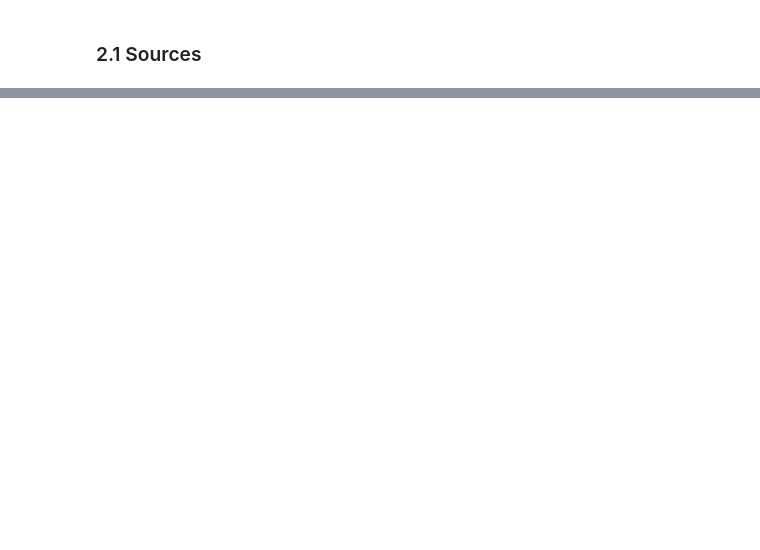
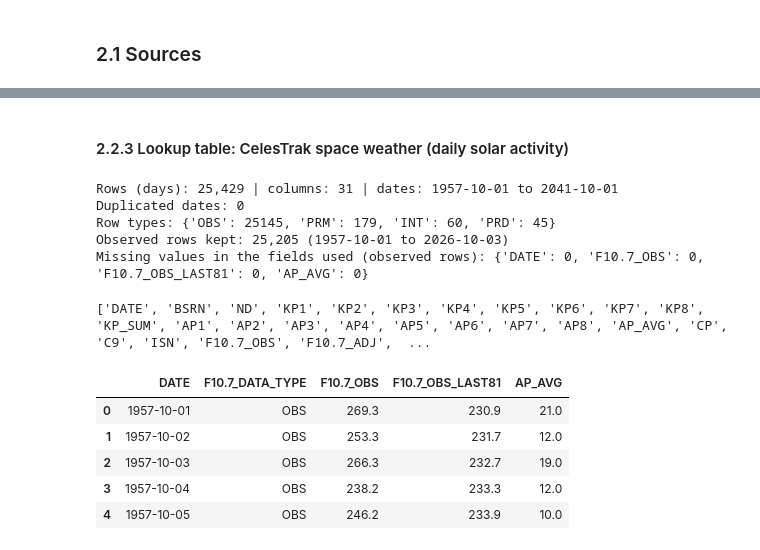
Before and after one commit to sba26106-bit/strategic-think-ca1, a Jupyter notebook: CA2_DP_EDA.ipynb, the cells around one changed output, grey strips where cells are left out. Drawn from its saved outputs; the diff is of its cells as text; code cells hidden in the pictures; blank space fills up the shorter version.

```diff
--- a/CA2_DP_EDA.ipynb
+++ b/CA2_DP_EDA.ipynb
@@ -163,0 +315,33 @@ Missing values: {'OBJECT_TYPE': 0, 'OPS_STATUS_CODE': 16524, 'DECAY_DATE': 35229
+# %% [markdown]
+#### 2.2.3 Lookup table: CelesTrak space weather (daily solar activity)
+# %%
+# Size and completeness of the space-weather file
+sw_all = pd.read_csv(SPACEWEATHER_FILE, parse_dates=["DATE"])
+
+print(f"Rows (days): {len(sw_all):,} | columns: {sw_all.shape[1]} | "
+      f"dates: {sw_all['DATE'].min().date()} to {sw_all['DATE'].max().date()}")
+print(f"Duplicated dates: {sw_all['DATE'].duplicated().sum()}")
+print("Row types:", sw_all["F10.7_DATA_TYPE"].value_counts().to_dict())
+
+sw = sw_all[sw_all["F10.7_DATA_TYPE"].isin(["OBS", "INT"])].copy()     # observed values only, no forecasts
+print(f"Observed rows kept: {len(sw):,} ({sw['DATE'].min().date()} to {sw['DATE'].max().date()})")
+print(f"Missing values in the fields used (observed rows): "
+      f"{sw[['DATE', 'F10.7_OBS', 'F10.7_OBS_LAST81', 'AP_AVG']].isna().sum().to_dict()}")
+# %% [output]
+Rows (days): 25,429 | columns: 31 | dates: 1957-10-01 to 2041-10-01
+Duplicated dates: 0
+Row types: {'OBS': 25145, 'PRM': 179, 'INT': 60, 'PRD': 45}
+Observed rows kept: 25,205 (1957-10-01 to 2026-10-03)
+Missing values in the fields used (observed rows): {'DATE': 0, 'F10.7_OBS': 0, 'F10.7_OBS_LAST81': 0, 'AP_AVG': 0}
+# %%
+# Structure: column types and the first rows of the fields used
+print(sw_all.columns.tolist())
+sw_all[["DATE", "F10.7_DATA_TYPE", "F10.7_OBS", "F10.7_OBS_LAST81", "AP_AVG"]].head()
+# %% [output]
+['DATE', 'BSRN', 'ND', 'KP1', 'KP2', 'KP3', 'KP4', 'KP5', 'KP6', 'KP7', 'KP8', 'KP_SUM', 'AP1', 'AP2', 'AP3', 'AP4', 'AP5', 'AP6', 'AP7', 'AP8', 'AP_AVG', 'CP', 'C9', 'ISN', 'F10.7_OBS', 'F10.7_ADJ',  ...
+|  | DATE | F10.7_DATA_TYPE | F10.7_OBS | F10.7_OBS_LAST81 | AP_AVG |
+| 0 | 1957-10-01 | OBS | 269.3 | 230.9 | 21.0 |
+| 1 | 1957-10-02 | OBS | 253.3 | 231.7 | 12.0 |
+| 2 | 1957-10-03 | OBS | 266.3 | 232.7 | 19.0 |
+| 3 | 1957-10-04 | OBS | 238.2 | 233.3 | 12.0 |
+| 4 | 1957-10-05 | OBS | 246.2 | 233.9 | 10.0 |
```
Also changed, not shown: parts of 24 cells of this notebook.
